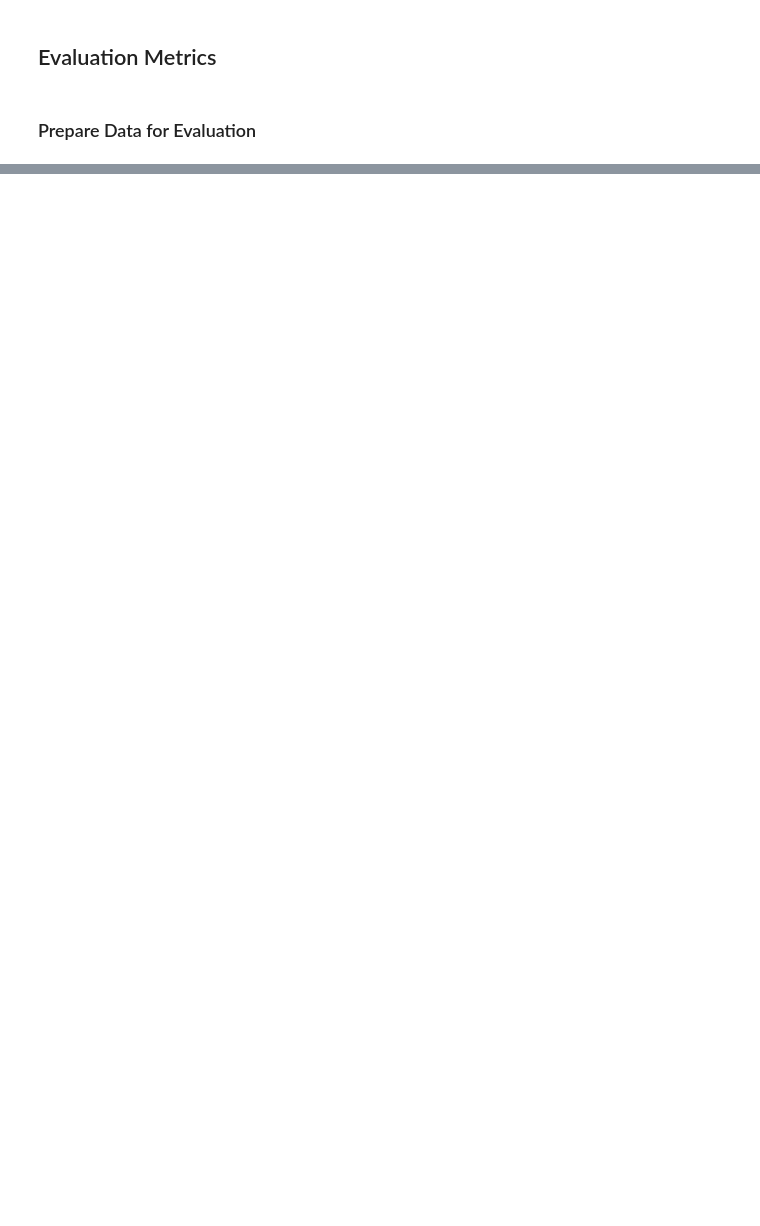
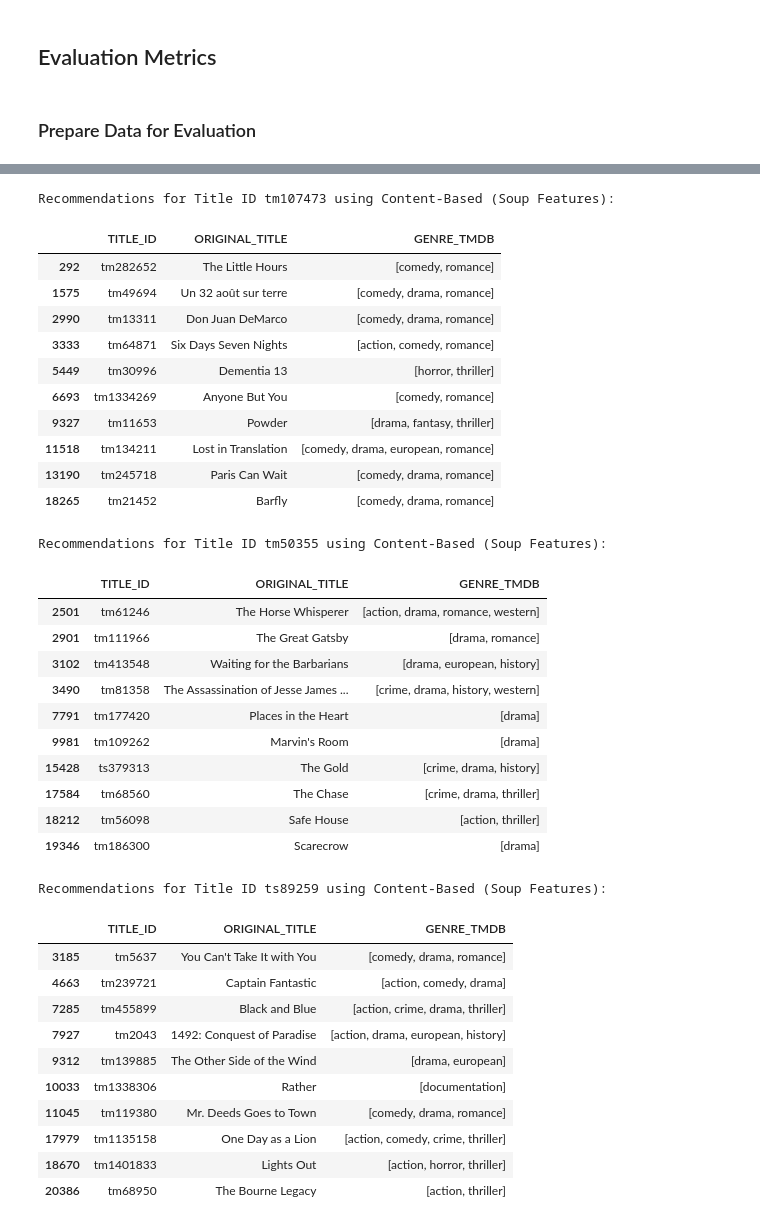
Before and after one commit to bilalimamoglu/simple_recommendation_system, a Jupyter notebook: notebooks/modeling.ipynb, the cells around one changed output, grey strips where cells are left out. Cells and saved outputs as stored; diff of their text form; code cells hidden in the pictures; blank space fills up the shorter version.

```diff
--- a/notebooks/modeling.ipynb
+++ b/notebooks/modeling.ipynb
@@ -399,14 +762,47 @@ evaluate_svd("Collaborative Filtering (SVD)")
 # %%
-title_id = 'tm107473'
-
-# Using Content-Based (Separate Features)
-recs_separate = get_recommendations(title_id, cosine_sim_separate)
-print(f"Recommendations for Title ID {title_id} using Content-Based (Separate Features):")
-display(titles[titles['TITLE_ID'].isin(recs_separate)][['TITLE_ID', 'ORIGINAL_TITLE', 'GENRE_TMDB']])
-
-# Using Collaborative Filtering (if user ID is known)
-user_id = test_data['BE_ID'].iloc[0]  # Replace with a valid user ID if available
-recs_svd = get_svd_recommendations(user_id)
-print(f"Recommendations for User ID {user_id} using Collaborative Filtering:")
-display(recs_svd)
+# Generate Recommendations for Specific Titles and Users
+title_ids = ['tm107473', 'tm50355', 'ts89259']
+for title_id in title_ids:
+    # Using Content-Based (Soup Features)
+    recs = get_recommendations(title_id, cosine_sim_svd)
+    print(f"Recommendations for Title ID {title_id} using Content-Based (Soup Features):")
+    display(titles[titles['TITLE_ID'].isin(recs)][['TITLE_ID', 'ORIGINAL_TITLE', 'GENRE_TMDB']])
+    print("\n")
+# %% [output]
+Recommendations for Title ID tm107473 using Content-Based (Soup Features):
+|  | TITLE_ID | ORIGINAL_TITLE | GENRE_TMDB |
+| 292 | tm282652 | The Little Hours | [comedy, romance] |
+| 1575 | tm49694 | Un 32 août sur terre | [comedy, drama, romance] |
+| 2990 | tm13311 | Don Juan DeMarco | [comedy, drama, romance] |
+| 3333 | tm64871 | Six Days Seven Nights | [action, comedy, romance] |
+| 5449 | tm30996 | Dementia 13 | [horror, thriller] |
+| 6693 | tm1334269 | Anyone But You | [comedy, romance] |
+| 9327 | tm11653 | Powder | [drama, fantasy, thriller] |
+| 11518 | tm134211 | Lost in Translation | [comedy, drama, european, romance] |
+| 13190 | tm245718 | Paris Can Wait | [comedy, drama, romance] |
+| 18265 | tm21452 | Barfly | [comedy, drama, romance] |
+Recommendations for Title ID tm50355 using Content-Based (Soup Features):
+|  | TITLE_ID | ORIGINAL_TITLE | GENRE_TMDB |
+| 2501 | tm61246 | The Horse Whisperer | [action, drama, romance, western] |
+| 2901 | tm111966 | The Great Gatsby | [drama, romance] |
+| 3102 | tm413548 | Waiting for the Barbarians | [drama, european, history] |
+| 3490 | tm81358 | The Assassination of Jesse James ... | [crime, drama, history, western] |
+| 7791 | tm177420 | Places in the Heart | [drama] |
+| 9981 | tm109262 | Marvin's Room | [drama] |
+| 15428 | ts379313 | The Gold | [crime, drama, history] |
+| 17584 | tm68560 | The Chase | [crime, drama, thriller] |
+| 18212 | tm56098 | Safe House | [action, thriller] |
+| 19346 | tm186300 | Scarecrow | [drama] |
+Recommendations for Title ID ts89259 using Content-Based (Soup Features):
+|  | TITLE_ID | ORIGINAL_TITLE | GENRE_TMDB |
+| 3185 | tm5637 | You Can't Take It with You | [comedy, drama, romance] |
+| 4663 | tm239721 | Captain Fantastic | [action, comedy, drama] |
+| 7285 | tm455899 | Black and Blue | [action, crime, drama, thriller] |
+| 7927 | tm2043 | 1492: Conquest of Paradise | [action, drama, european, history] |
+| 9312 | tm139885 | The Other Side of the Wind | [drama, european] |
+| 10033 | tm1338306 | Rather | [documentation] |
+| 11045 | tm119380 | Mr. Deeds Goes to Town | [comedy, drama, romance] |
+| 17979 | tm1135158 | One Day as a Lion | [action, comedy, crime, thriller] |
+| 18670 | tm1401833 | Lights Out | [action, horror, thriller] |
+| 20386 | tm68950 | The Bourne Legacy | [action, thriller] |
 # %%
```
Also changed, not shown: parts of 29 cells of this notebook, 1 other file.
